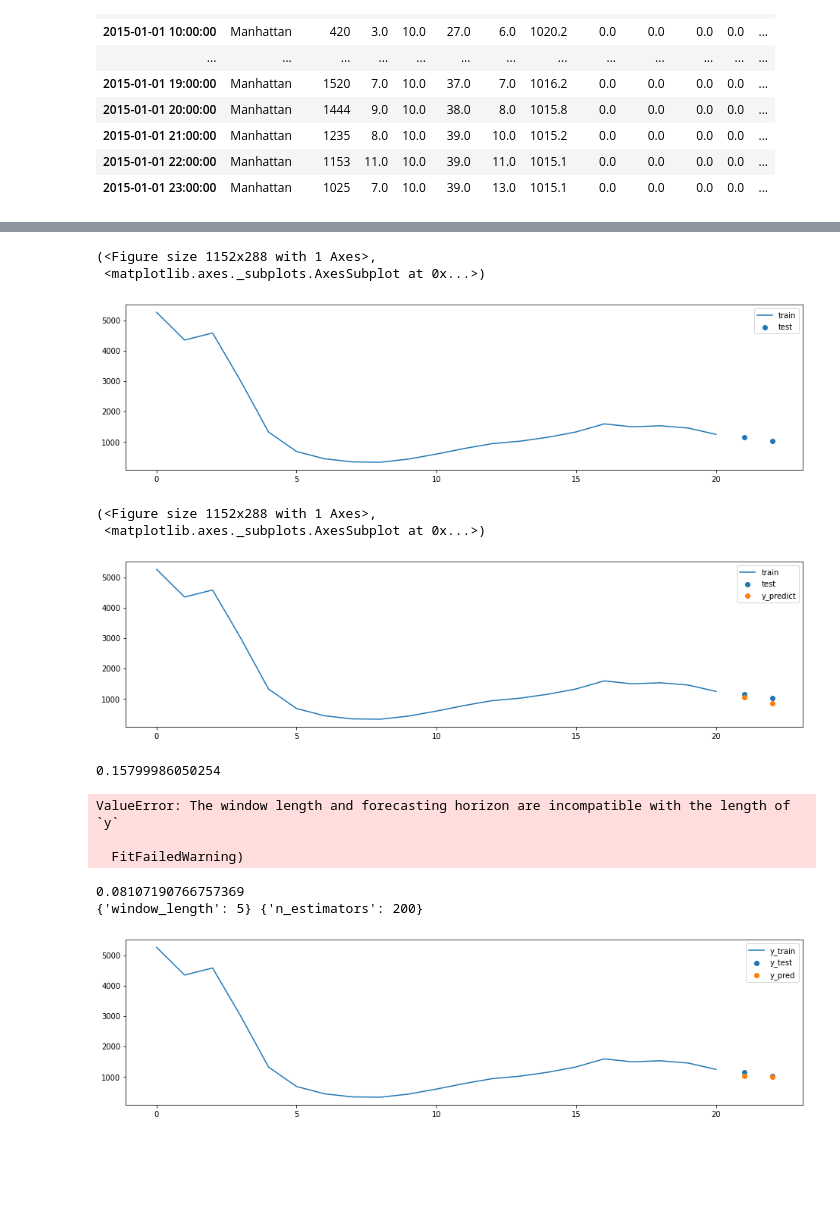
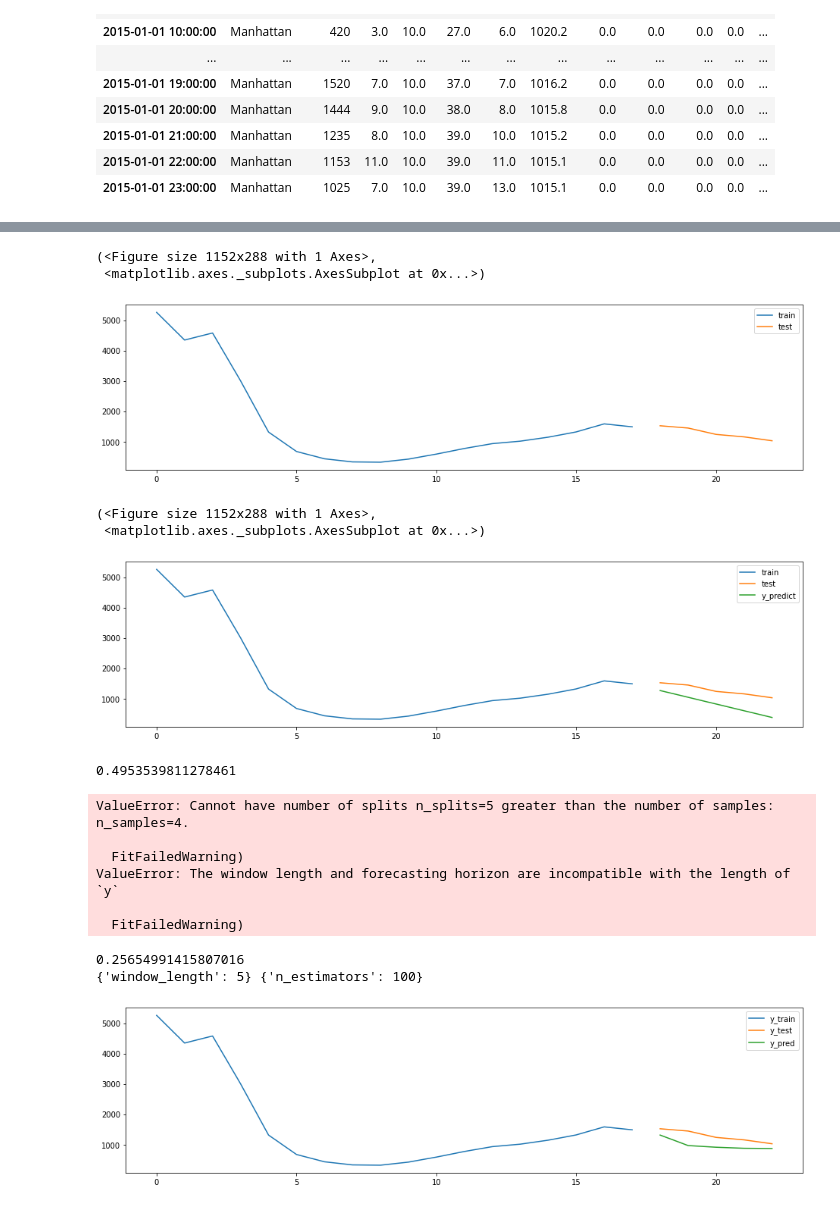
Before and after one commit to Sylvainj1/uber-times-series, a Jupyter notebook: models/sktime_test.ipynb, the cells around one changed output, grey strips where cells are left out. Saved outputs shown, nothing was run; the diff lists cells and outputs as text; code cells hidden in the pictures; blank space fills up the shorter version.

```diff
--- a/models/sktime_test.ipynb
+++ b/models/sktime_test.ipynb
@@ -188,12 +157,12 @@ IndexError: only integers, slices (`:`), ellipsis (`...`), numpy.newaxis (`None`
 # %%
 y = pd.Series(data = man_uber_day)
 # %%
-y_train, y_test = temporal_train_test_split(y, test_size= 2)
+y_train, y_test = temporal_train_test_split(y, test_size= 5)
 plot_ys(y_train, y_test, labels= ['train', 'test'])
 # %% [output]
 (<Figure size 1152x288 with 1 Axes>,
  <matplotlib.axes._subplots.AxesSubplot at 0x...>)
-[figure, old version]
+[figure, new version]
 # %%
 fh = np.arange(1, len(y_test)+1)
 # %%
@@ -210,12 +179,12 @@ plot_ys(y_train,y_test,y_predict_forecaster, labels = ['train', 'test','y_predic
 # %% [output]
 (<Figure size 1152x288 with 1 Axes>,
  <matplotlib.axes._subplots.AxesSubplot at 0x...>)
-[figure, old version]
+[figure, new version]
 # %%
 score = smape_loss(y_predict_forecaster, y_test)
 score
 # %% [output]
-0.15799986050254
+0.4953539811278461
 # %%
 from sklearn.model_selection import GridSearchCV
 from sktime.forecasting.compose import RecursiveRegressionForecaster
@@ -242,9 +211,12 @@ plot_ys(y_train, y_test, y_pred, labels=["y_train", "y_test", "y_pred"]);
 print(smape_loss(y_test, y_pred))
 print(gscv.best_params_, gscv.best_forecaster_.regressor_.best_params_)
 # %% [output]
+ValueError: Cannot have number of splits n_splits=5 greater than the number of samples: n_samples=4.
+
+  FitFailedWarning)
 ValueError: The window length and forecasting horizon are incompatible with the length of `y`
 
   FitFailedWarning)
-0.08107190766757369
-{'window_length': 5} {'n_estimators': 200}
+0.25654991415807016
+{'window_length': 5} {'n_estimators': 100}
-[figure, old version]
+[figure, new version]
```
Also changed, not shown: parts of 11 cells of this notebook, 2 other files.
